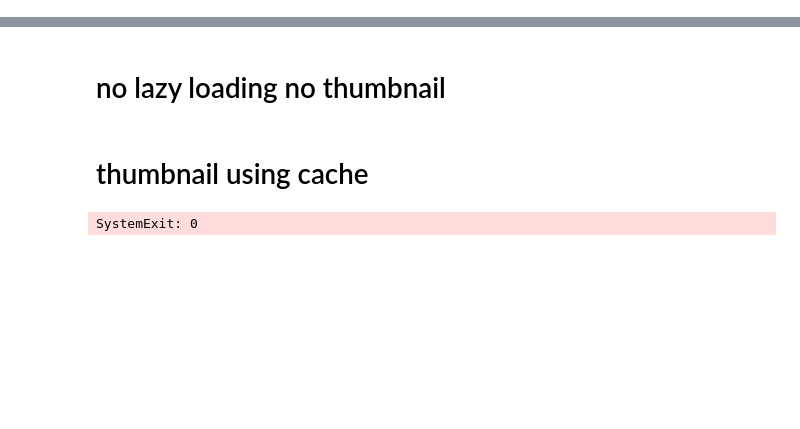
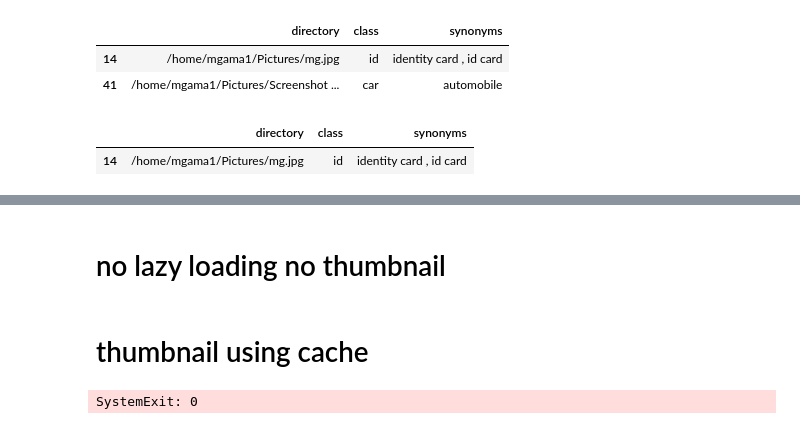
Before and after one commit to mgama1/Ogallery, a Jupyter notebook: OGallery.ipynb, the cells around one changed output, grey strips where cells are left out. Cells and saved outputs as stored; diff of their text form; code cells hidden in the pictures; blank space fills up the shorter version.

```diff
--- a/OGallery.ipynb
+++ b/OGallery.ipynb
@@ -1263,0 +1266,15 @@ if __name__ == '__main__':
+# %%
+db=pd.read_csv("db.csv")
+
+db[db["class"].str.contains("car") | db["synonyms"].str.contains("car") ]
+# %% [output]
+|  | directory | class | synonyms |
+| 14 | /home/mgama1/Pictures/mg.jpg | id | identity card , id card |
+| 41 | /home/mgama1/Pictures/Screenshot ... | car | automobile |
+# %%
+db=pd.read_csv("db.csv")
+
+db[db["class"].str.contains("id") | db["synonyms"].str.contains("id") ]
+# %% [output]
+|  | directory | class | synonyms |
+| 14 | /home/mgama1/Pictures/mg.jpg | id | identity card , id card |
```
Also changed, not shown: parts of 18 cells of this notebook, 9 other files.
